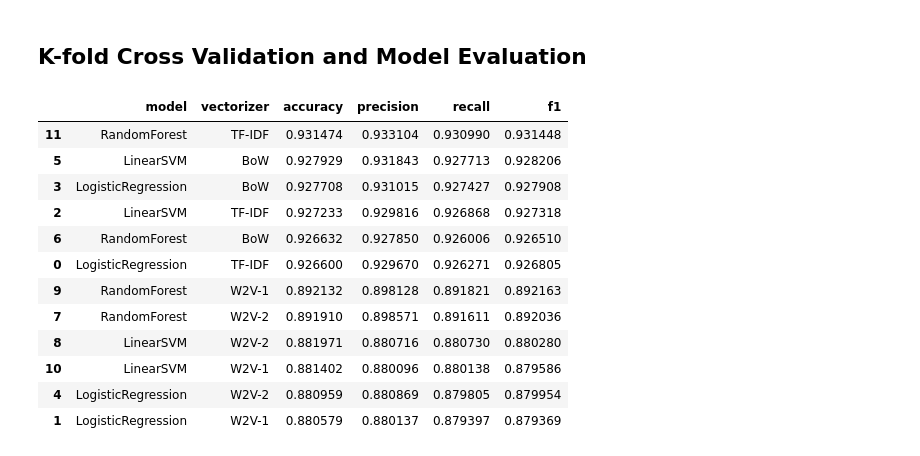
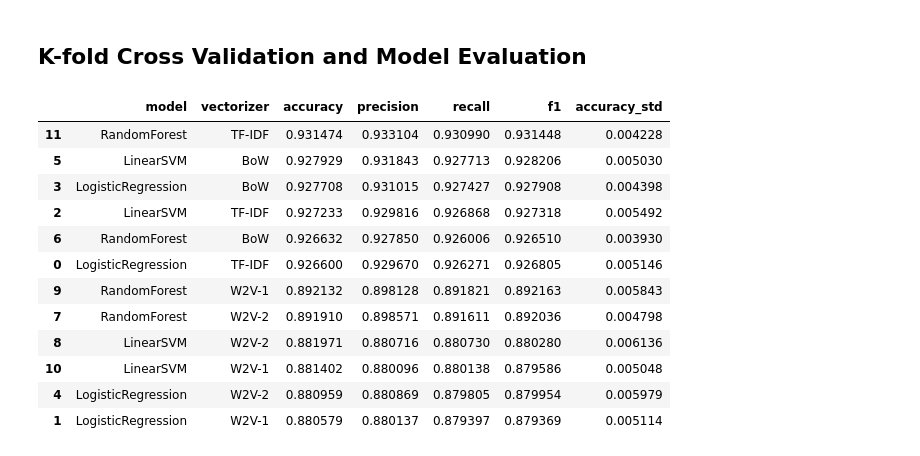
Before and after one commit to msegreto/CyberbullismDetection, a Jupyter notebook: notebook/4_MultiClassification.ipynb, the cells around one changed output. Drawn from its saved outputs; the diff is of its cells as text; code cells hidden in the pictures.

```diff
--- a/notebook/4_MultiClassification.ipynb
+++ b/notebook/4_MultiClassification.ipynb
@@ -58,14 +56,12 @@ print(df_filtered["multiclass_label"].value_counts())
 # BoW
 bow_vectorizer = CountVectorizer(max_features=350)
 X_bow = bow_vectorizer.fit_transform(X_text_pruned)
-with open("../model/bow_vocabulary_multiclass.pkl", "wb") as f:
-    pickle.dump(bow_vectorizer.vocabulary_, f)
+joblib.dump(bow_vectorizer, "../model/bow_vocabulary_multiclass.pkl")
 
 # TF-IDF
 tfidf_vectorizer = TfidfVectorizer(max_features=350)
 X_tfidf = tfidf_vectorizer.fit_transform(X_text_pruned)
-with open("../model/tfidf_vocabulary_multiclass.pkl", "wb") as f:
-    pickle.dump(tfidf_vectorizer.vocabulary_, f)
+joblib.dump(tfidf_vectorizer, "../model/tfidf_vocabulary_multiclass.pkl")
 
 # Load Word2Vec models
 model1 = Word2Vec.load("../model/word2vec_model1.model")
@@ -222,43 +218,48 @@ for fname in os.listdir(model_dir):
                 X,
                 y,
                 cv=cv,
                 scoring=scoring,
                 n_jobs=-1
             )
         except Exception as e:
             print(f"Error evaluating {model_name} with {vectorizer_name}: {e}")
             scores = {}
 
         result = {
             "model": model_name,
             "vectorizer": vectorizer_name
         }
 
         for key in ["accuracy", "precision", "recall", "f1"]:
             score_values = scores.get(f"test_{key}", [np.nan])
             mean_score = np.nanmean(score_values)
             result[key] = mean_score
 
             if np.isnan(mean_score):
                 print(f" {model_name} + {vectorizer_name}: '{key}' is NaN")
 
+        acc_values = scores.get("test_accuracy", [np.nan])
+        result["accuracy_std"] = np.nanstd(acc_values)
+
+
         eval_results.append(result)
 
 df_eval = pd.DataFrame(eval_results)
 df_eval_sorted = df_eval.sort_values(by="accuracy", ascending=False)
 
 display(df_eval_sorted)
+df_eval_sorted.to_csv('../dataset/cross_validation/multiclass_result.csv', index=False)
 # %% [output]
-|  | model | vectorizer | accuracy | precision | recall | f1 |
-| 11 | RandomForest | TF-IDF | 0.931474 | 0.933104 | 0.930990 | 0.931448 |
-| 5 | LinearSVM | BoW | 0.927929 | 0.931843 | 0.927713 | 0.928206 |
-| 3 | LogisticRegression | BoW | 0.927708 | 0.931015 | 0.927427 | 0.927908 |
-| 2 | LinearSVM | TF-IDF | 0.927233 | 0.929816 | 0.926868 | 0.927318 |
-| 6 | RandomForest | BoW | 0.926632 | 0.927850 | 0.926006 | 0.926510 |
-| 0 | LogisticRegression | TF-IDF | 0.926600 | 0.929670 | 0.926271 | 0.926805 |
-| 9 | RandomForest | W2V-1 | 0.892132 | 0.898128 | 0.891821 | 0.892163 |
-| 7 | RandomForest | W2V-2 | 0.891910 | 0.898571 | 0.891611 | 0.892036 |
-| 8 | LinearSVM | W2V-2 | 0.881971 | 0.880716 | 0.880730 | 0.880280 |
-| 10 | LinearSVM | W2V-1 | 0.881402 | 0.880096 | 0.880138 | 0.879586 |
-| 4 | LogisticRegression | W2V-2 | 0.880959 | 0.880869 | 0.879805 | 0.879954 |
-| 1 | LogisticRegression | W2V-1 | 0.880579 | 0.880137 | 0.879397 | 0.879369 |
+|  | model | vectorizer | accuracy | precision | recall | f1 | accuracy_std |
+| 11 | RandomForest | TF-IDF | 0.931474 | 0.933104 | 0.930990 | 0.931448 | 0.004228 |
+| 5 | LinearSVM | BoW | 0.927929 | 0.931843 | 0.927713 | 0.928206 | 0.005030 |
+| 3 | LogisticRegression | BoW | 0.927708 | 0.931015 | 0.927427 | 0.927908 | 0.004398 |
+| 2 | LinearSVM | TF-IDF | 0.927233 | 0.929816 | 0.926868 | 0.927318 | 0.005492 |
+| 6 | RandomForest | BoW | 0.926632 | 0.927850 | 0.926006 | 0.926510 | 0.003930 |
+| 0 | LogisticRegression | TF-IDF | 0.926600 | 0.929670 | 0.926271 | 0.926805 | 0.005146 |
+| 9 | RandomForest | W2V-1 | 0.892132 | 0.898128 | 0.891821 | 0.892163 | 0.005843 |
+| 7 | RandomForest | W2V-2 | 0.891910 | 0.898571 | 0.891611 | 0.892036 | 0.004798 |
+| 8 | LinearSVM | W2V-2 | 0.881971 | 0.880716 | 0.880730 | 0.880280 | 0.006136 |
+| 10 | LinearSVM | W2V-1 | 0.881402 | 0.880096 | 0.880138 | 0.879586 | 0.005048 |
+| 4 | LogisticRegression | W2V-2 | 0.880959 | 0.880869 | 0.879805 | 0.879954 | 0.005979 |
+| 1 | LogisticRegression | W2V-1 | 0.880579 | 0.880137 | 0.879397 | 0.879369 | 0.005114 |
```
Also changed, not shown: parts of 2 cells of this notebook, 6 other files.
